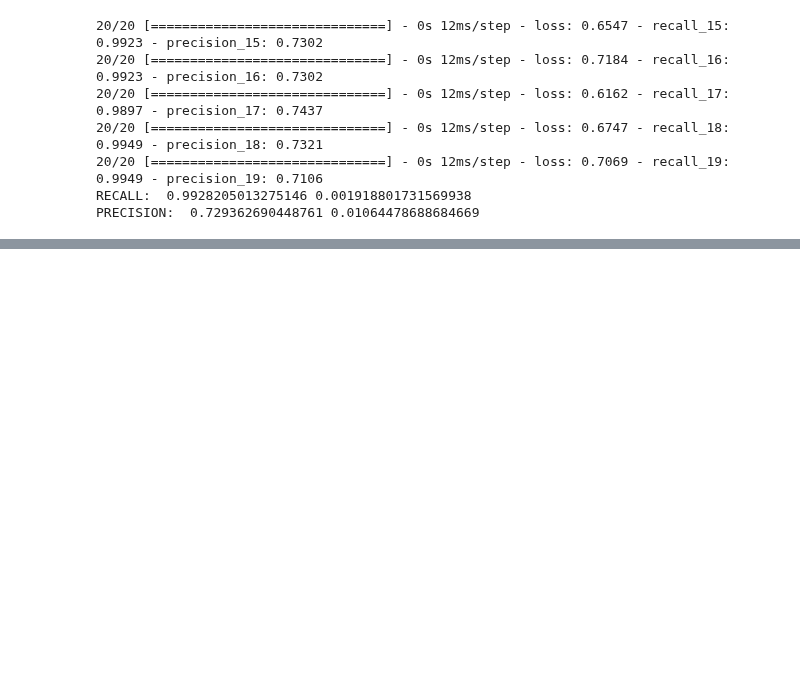
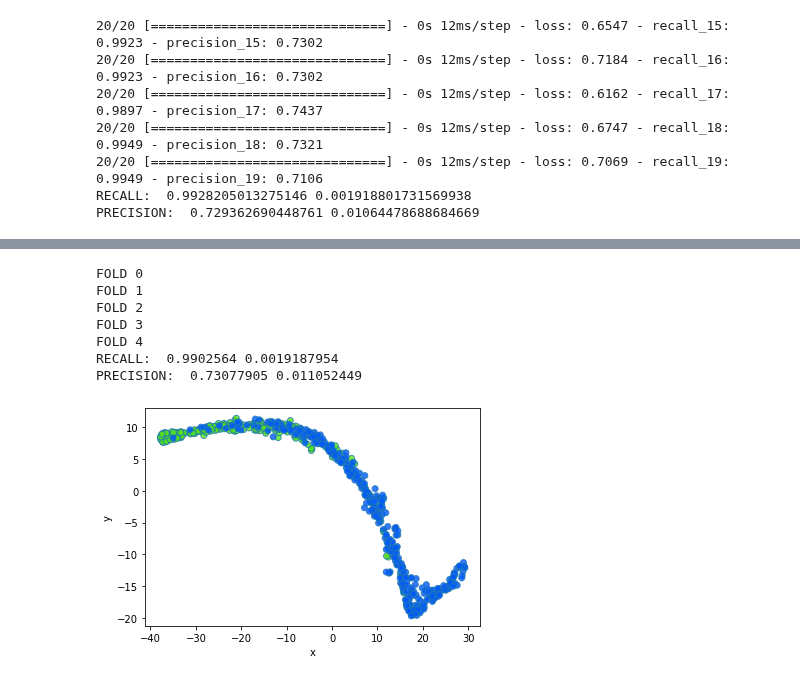
Before and after one commit to maloyan/HW_keras, a Jupyter notebook: hw.ipynb, the cells around one changed output, grey strips where cells are left out. Drawn from its saved outputs; the diff is of its cells as text; code cells hidden in the pictures; blank space fills up the shorter version.

```diff
--- a/hw.ipynb
+++ b/hw.ipynb
@@ -477,6 +477,7 @@ def triplet_loss(inputs):
     positive_distance = K.sqrt(K.sum(positive_distance, axis=-1, keepdims=True))
     negative_distance = K.sqrt(K.sum(negative_distance, axis=-1, keepdims=True))
 
+    loss = positive_distance - negative_distance
     loss = K.maximum(0.0, margin + loss)
     return K.mean(loss)
 
@@ -485,8 +486,9 @@ def training_evaluation_siamese_triple(X, y, build_model):
     recall    = []
     precision = []
     # Разбиваем на фолды
-    skf = StratifiedKFold(n_splits=5, shuffle=True, random_state=42)
+    skf = StratifiedKFold(n_splits=5, shuffle=True, random_state=24)
     for i, (train_index, valid_index) in enumerate(skf.split(X[0], y[0])):
+        print(f'FOLD {i}')
         # Колбек на earlyStopping
         callback = tf.keras.callbacks.EarlyStopping(monitor='loss', patience=2)
         # Объявляем модель для эмбеддингов и для обучения на триплетах
@@ -508,7 +510,7 @@ def training_evaluation_siamese_triple(X, y, build_model):
                 [y[0][valid_index], y[1][valid_index], y[2][valid_index]]
             ),
             callbacks=[callback],
-            verbose=1
+            verbose=0
         )
 
         # Получаем эмбеддинги и строим классификатор так же как и в модели с парами
@@ -525,7 +527,7 @@ def training_evaluation_siamese_triple(X, y, build_model):
         _ = m.update_state(op, y_test)
         recall.append(m.result().numpy())
 
-        gc.collect()
+        #gc.collect()
     print('RECALL: ', np.mean(precision), np.std(precision))
     print('PRECISION: ', np.mean(recall), np.std(recall))
     return precision, recall, e
@@ -636,16 +644,24 @@ visualize_embedding(e)
 # %%
 # Сиамская сеть на триплетах с triplet loss
 gc.collect()
 train_x, train_y = generate_triplets(X_train, y_train, 1349)
-gc.collect()
 
 precision, recall, e = training_evaluation_siamese_triple(
     train_x,
     train_y,
     siamese_triplet_model
 )
 
 visualize_embedding(e)
+# %% [output]
+FOLD 0
+FOLD 1
+FOLD 2
+FOLD 3
+FOLD 4
+RECALL:  0.9902564 0.0019187954
+PRECISION:  0.73077905 0.011052449
+[figure, added]
 # %%
 # Сиамская сеть на триплетах с triplet loss на данных с применением аугментации
 gc.collect()
```
Also changed, not shown: parts of 7 cells of this notebook.
